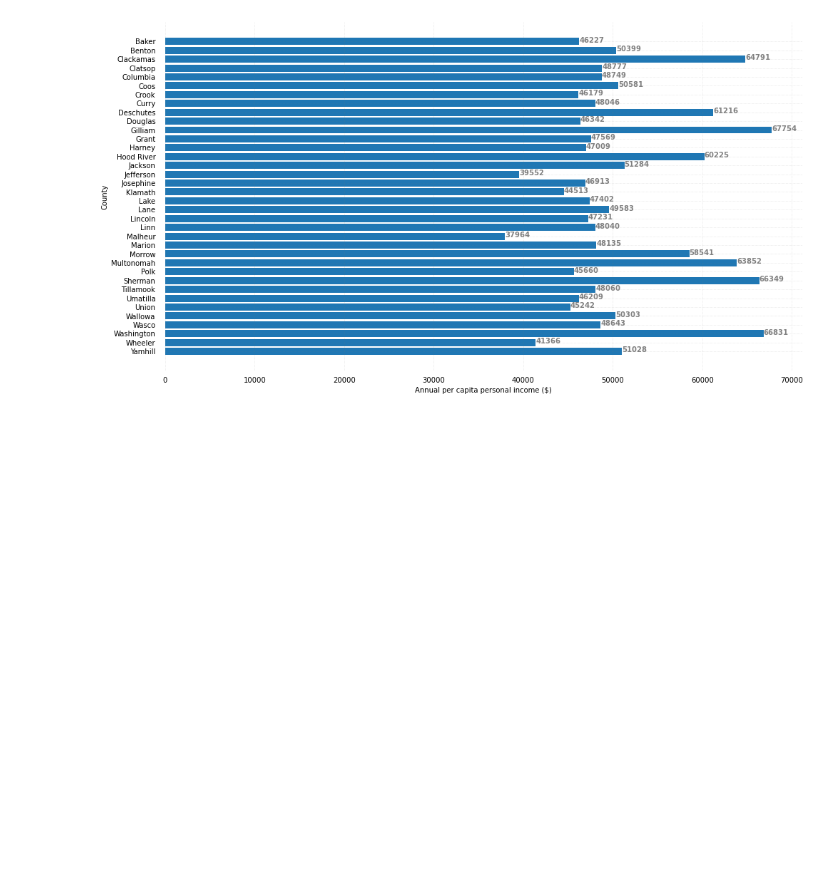
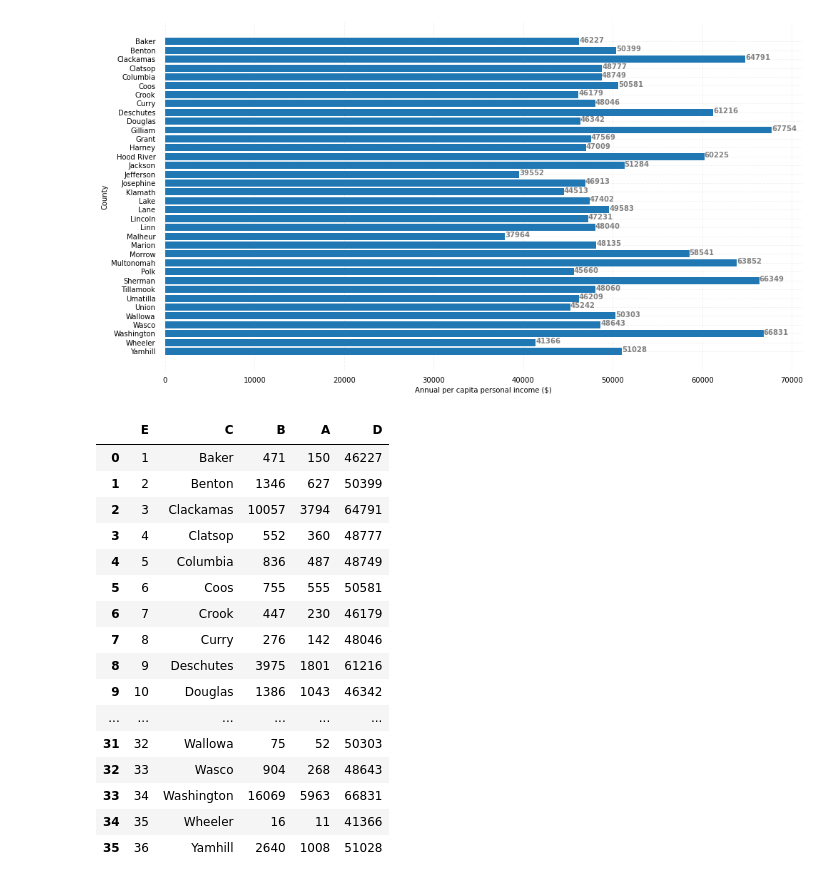
Before and after one commit to LAA147/Project-1-, a Jupyter notebook: Project 1 update .ipynb, the cells around one changed output. Drawn from its saved outputs; the diff is of its cells as text; code cells hidden in the pictures; blank space fills up the shorter version.

```diff
--- a/Project 1 update .ipynb
+++ b/Project 1 update .ipynb
@@ -168,6 +168,23 @@ Text(0, 0.5, 'County')
 # %%
 import pandas as pd
 df = pd.DataFrame(project_data)
-
-df1 = df.query('Annual per capita personal income ($) <= 48000')['Number of Covid-19 cases']
-df1
+df.columns={'A', 'B','C','D','E'}
+df
+# %% [output]
+|  | E | C | B | A | D |
+| 0 | 1 | Baker | 471 | 150 | 46227 |
+| 1 | 2 | Benton | 1346 | 627 | 50399 |
+| 2 | 3 | Clackamas | 10057 | 3794 | 64791 |
+| 3 | 4 | Clatsop | 552 | 360 | 48777 |
+| 4 | 5 | Columbia | 836 | 487 | 48749 |
+| 5 | 6 | Coos | 755 | 555 | 50581 |
+| 6 | 7 | Crook | 447 | 230 | 46179 |
+| 7 | 8 | Curry | 276 | 142 | 48046 |
+| 8 | 9 | Deschutes | 3975 | 1801 | 61216 |
+| 9 | 10 | Douglas | 1386 | 1043 | 46342 |
+| ... | ... | ... | ... | ... | ... |
+| 31 | 32 | Wallowa | 75 | 52 | 50303 |
+| 32 | 33 | Wasco | 904 | 268 | 48643 |
+| 33 | 34 | Washington | 16069 | 5963 | 66831 |
+| 34 | 35 | Wheeler | 16 | 11 | 41366 |
+| 35 | 36 | Yamhill | 2640 | 1008 | 51028 |
```
Also changed, not shown: parts of 8 cells of this notebook.
